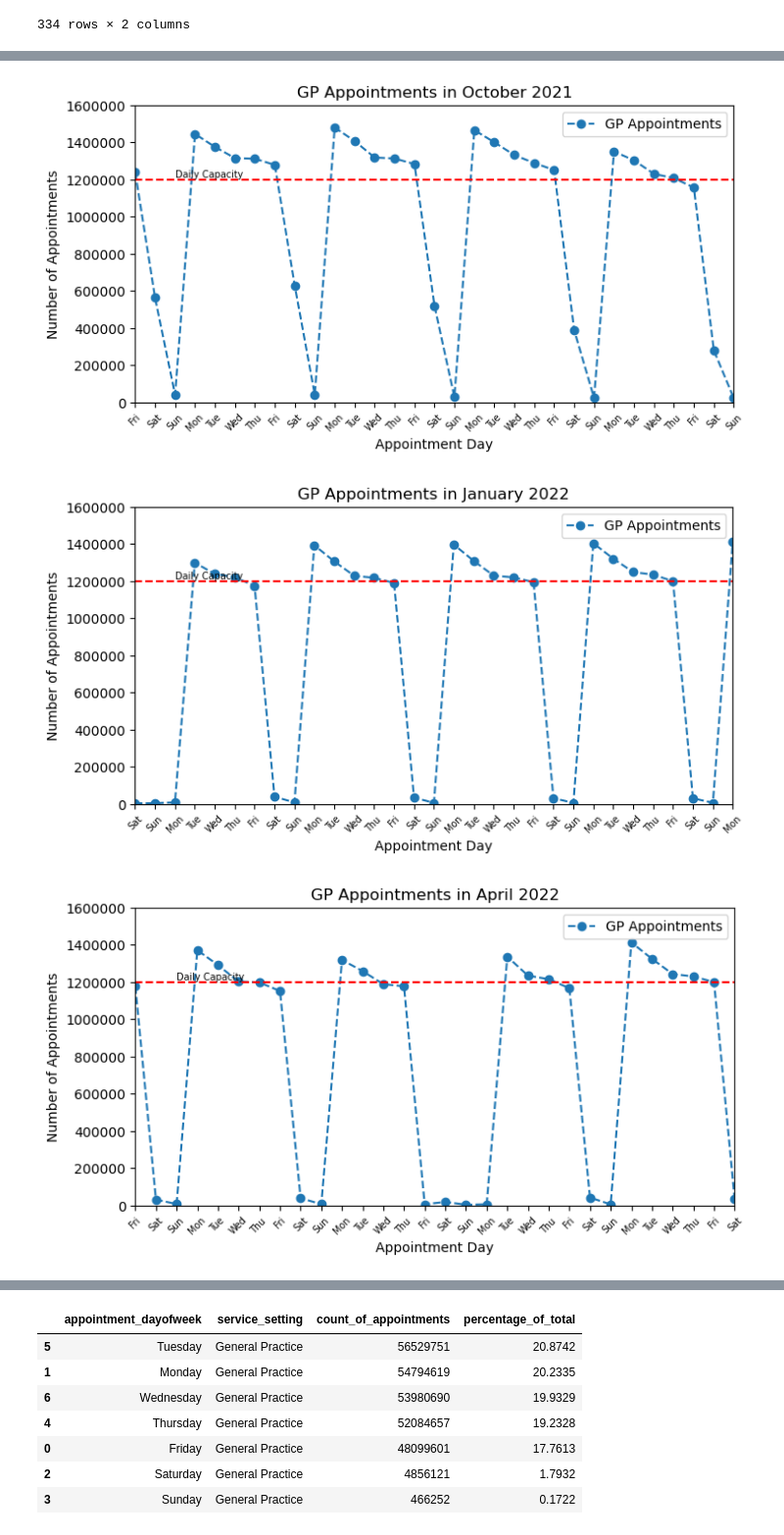
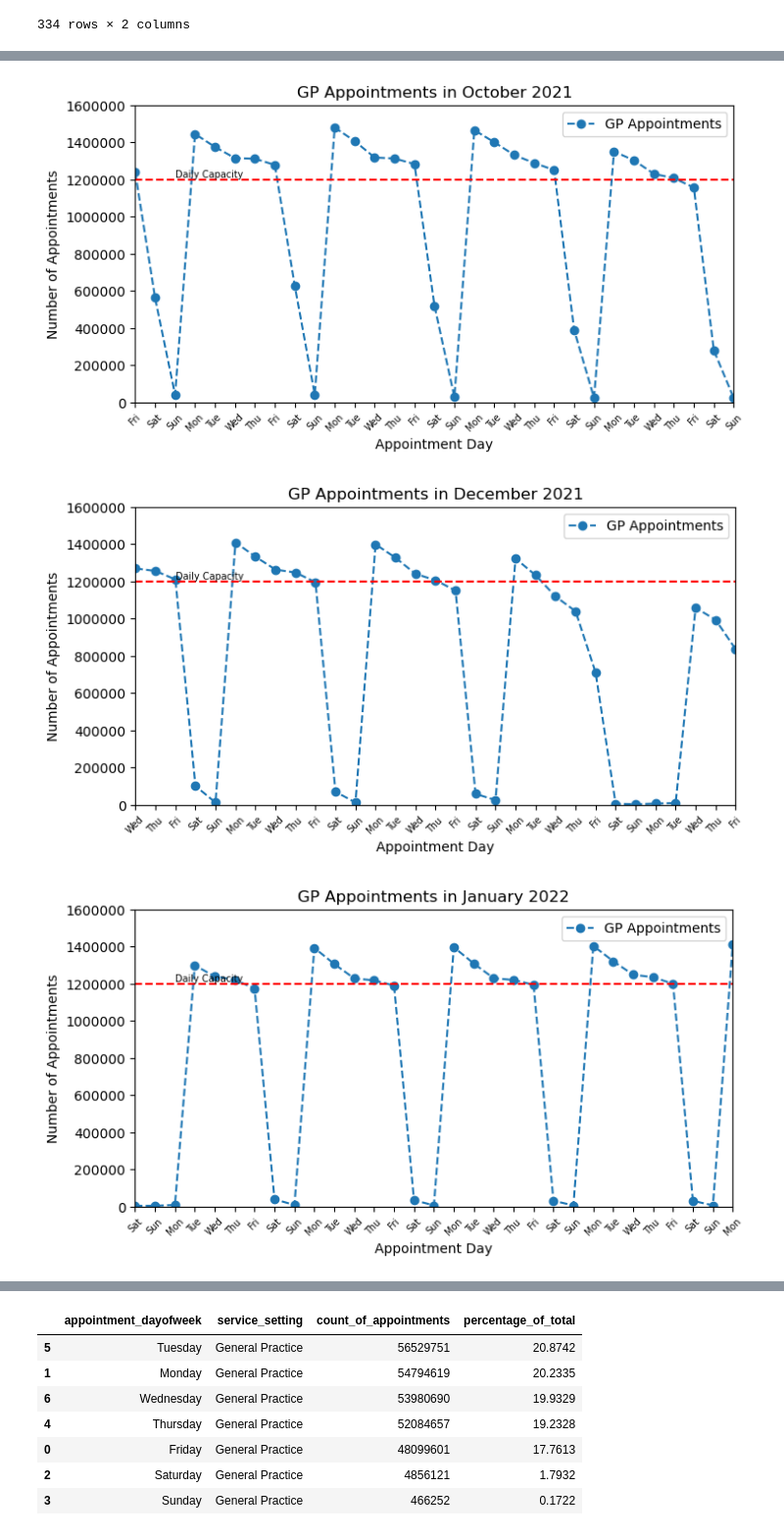
Before and after one commit to lukebart/NHS_Missed_GP_Appointments, a Jupyter notebook: Bartholomew_Luke_DA201_Assignment_Notebook.ipynb, the cells around one changed output, grey strips where cells are left out. Shown at 98% size. Saved outputs shown, nothing was run; the diff lists cells and outputs as text; code cells hidden in the pictures.

```diff
--- a/Bartholomew_Luke_DA201_Assignment_Notebook.ipynb
+++ b/Bartholomew_Luke_DA201_Assignment_Notebook.ipynb
@@ -1102,0 +1677,9 @@ nc_groupby_month_year.head(20)
+# %%
+# Read the nc table from the database
+nc = pd.read_sql('SELECT * from nc ORDER BY appointment_date', engine)
+
+# Read the ad table from the database
+ad = pd.read_sql('SELECT * from ad ORDER BY appointment_date', engine)
+
+# Read the ar table from the database
+ar = pd.read_sql('SELECT * from ar ORDER BY appointment_date', engine)
@@ -1446,12 +2041,12 @@ def linechart_one_month(df, months):
     return
 # %%
 # Dictionary for selecting the month/year
-months = {8 : 2021, 10 : 2021, 1 :2022, 4 : 2022}
+months = {8 : 2021, 10 : 2021, 12 : 2021, 1 : 2022, 4 : 2022}
 
 # Call function to print line charts from nc dataframe, months dictionary as filter
 linechart_one_month(nc,months)
 # %% [output]
 [figure]
 [figure]
-[figure, old version]
+[figure, new version]
-[figure, old version]
+[figure, new version]
```
Also changed, not shown: parts of 198 cells of this notebook, 1 other file.
